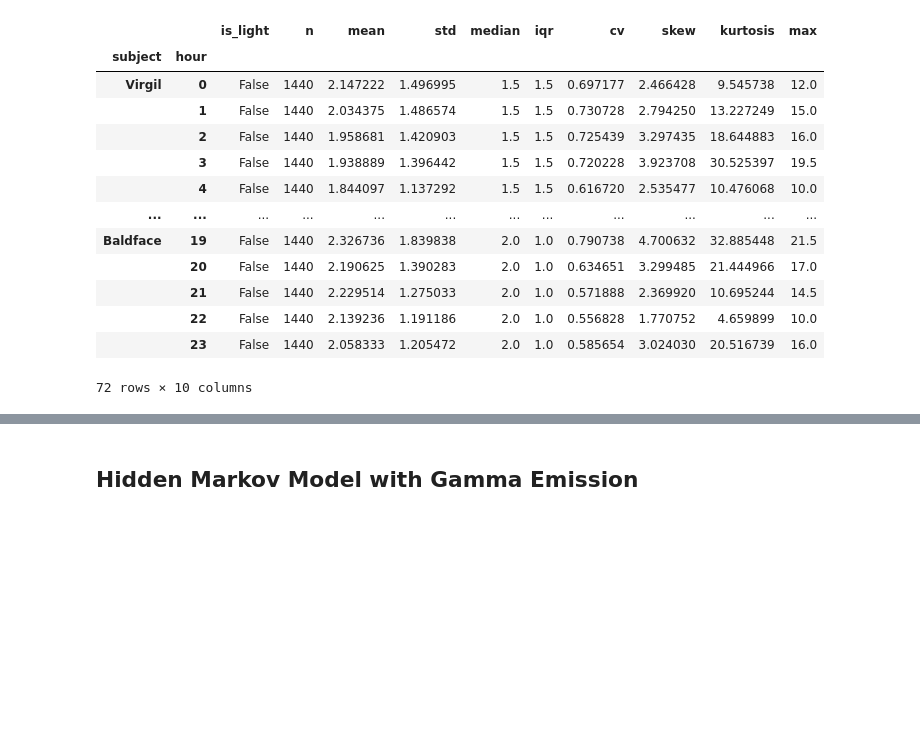
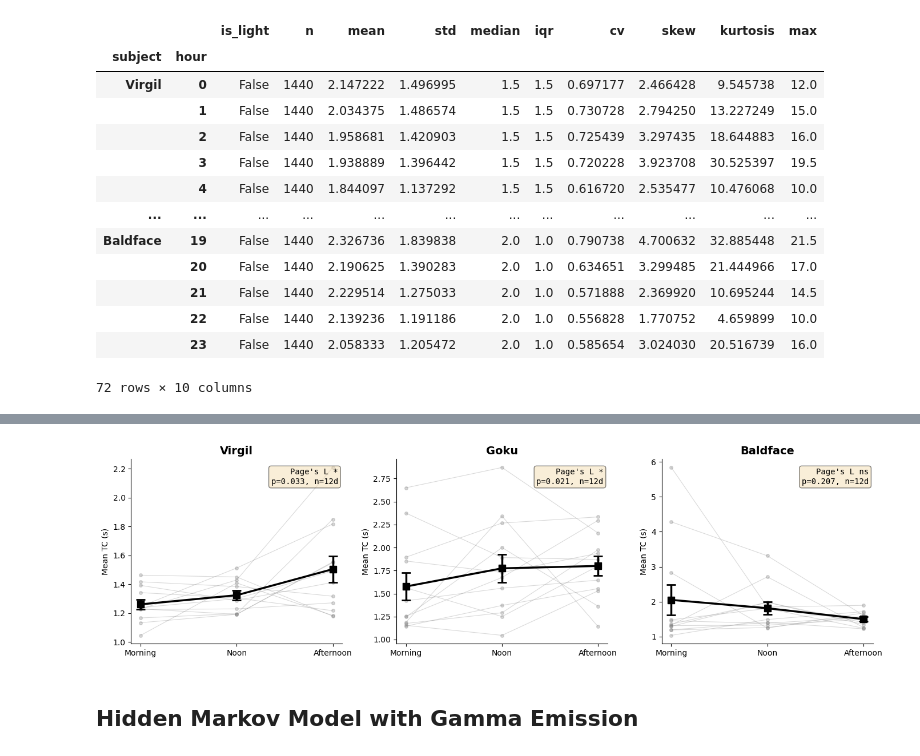
Before and after one commit to StlrsSpBwl/Intrinsic-Timescale, a Jupyter notebook: Intrinsic Timescale Volatility Modeling.ipynb, the cells around one changed output, grey strips where cells are left out. Saved outputs shown, nothing was run; the diff lists cells and outputs as text; code cells hidden in the pictures; blank space fills up the shorter version.

```diff
--- a/Intrinsic Timescale Volatility Modeling.ipynb
+++ b/Intrinsic Timescale Volatility Modeling.ipynb
@@ -542,2 +1046,88 @@ hourly_beta
+# %%
+def plot_pvt_tc_trend(df, min_n=10, figsize=(14, 4)):
+    """
+    Spaghetti plot of daily Mean TC at PVT windows with Page's L test.
+    """
+    from scipy.stats import rankdata, norm
+
+    def pages_L(mat):
+        n, k = mat.shape
+        ranks = np.zeros_like(mat, dtype=float)
+        for i in range(n):
+            ranks[i] = rankdata(mat[i])
+        rank_sums = ranks.sum(axis=0)
+        predicted = np.arange(1, k + 1)
+        L = np.sum(predicted * rank_sums)
+        E_L = n * k * (k + 1)**2 / 4
+        Var_L = n * k**2 * (k + 1) * (k**2 - 1) / 144
+        z = (L - E_L) / np.sqrt(Var_L)
+        p = 1 - norm.cdf(z)
+        return L, z, p
+
+    subjects = df.columns.tolist()
+    windows = {'Morning': 9, 'Noon': 12, 'Afternoon': 15}
+
+    df = df.copy()
+    df.index = pd.to_datetime(df.index)
+
+    n_subj = len(subjects)
+    fig, axes = plt.subplots(1, n_subj, figsize=figsize, squeeze=False)
+    x_pos = np.arange(3)
+    wnames = list(windows.keys())
+
+    for col, subj in enumerate(subjects):
+        vals = df[subj].dropna()
+        ax = axes[0, col]
+
+        # Build daily means at each window
+        rows = []
+        for date in sorted(set(vals.index.date)):
+            complete = True
+            row = {}
+            for wname, hr in windows.items():
+                x = vals[(vals.index.date == date) & (vals.index.hour == hr)].values
+                if len(x) < min_n:
+                    complete = False
+                    break
+                row[wname] = np.mean(x)
+            if complete:
+                rows.append(row)
+
+        dd = pd.DataFrame(rows)
+        mat = dd[wnames].values
+
+        # Spaghetti
+        for d in range(len(mat)):
+            ax.plot(x_pos, mat[d, :], '-o', color='gray',
+                    alpha=0.3, markersize=4, linewidth=0.8)
+
+        # Mean ± SEM
+        means = mat.mean(axis=0)
+        sems = mat.std(axis=0, ddof=1) / np.sqrt(len(mat))
+        ax.errorbar(x_pos, means, yerr=sems, fmt='s-',
+                    color='black', linewidth=2.5, markersize=8,
+                    capsize=6, capthick=2, zorder=5)
+
+        # Page's L
+        L, z, p = pages_L(mat)
+        p_sig = '***' if p < 0.001 else '**' if p < 0.01 else '*' if p < 0.05 else 'ns'
+        ax.text(0.98, 0.95,
+                f"Page's L {p_sig}\np={p:.3f}, n={len(mat)}d",
+                transform=ax.transAxes, ha='right', va='top',
+                fontsize=10, fontfamily='monospace',
+                bbox=dict(boxstyle='round,pad=0.3', facecolor='wheat', alpha=0.5))
+
+        ax.set_xticks(x_pos)
+        ax.set_xticklabels(wnames)
+        ax.set_ylabel('Mean TC (s)')
+        ax.set_title(subj, fontsize=14, fontweight='bold')
+        ax.spines['top'].set_visible(False)
+        ax.spines['right'].set_visible(False)
+
+    plt.tight_layout()
+    return fig
+fig = plot_pvt_tc_trend(alpha)
+# %% [output]
+[figure, added]
 # %% [markdown]
 ## Hidden Markov Model with Gamma Emission
```
Also changed, not shown: parts of 8 cells of this notebook, 4 other files.
